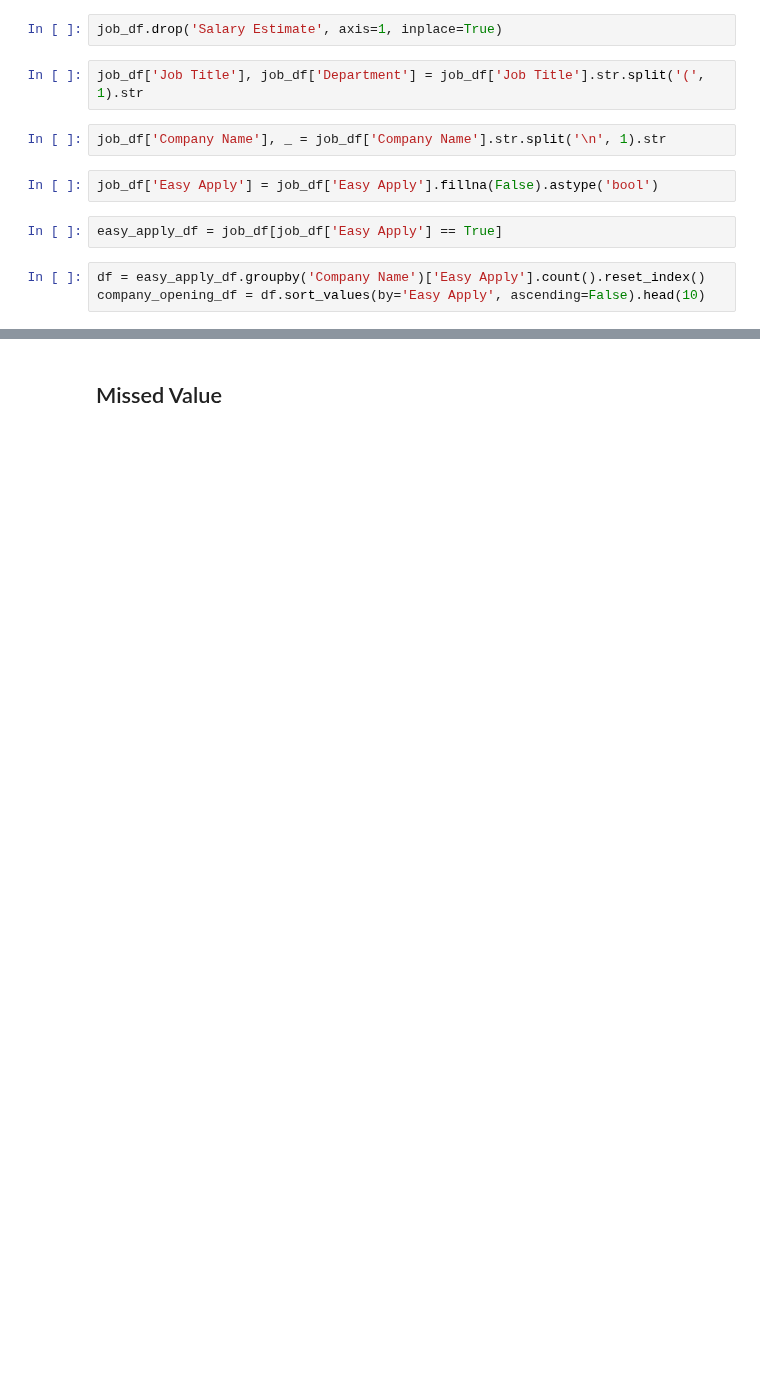
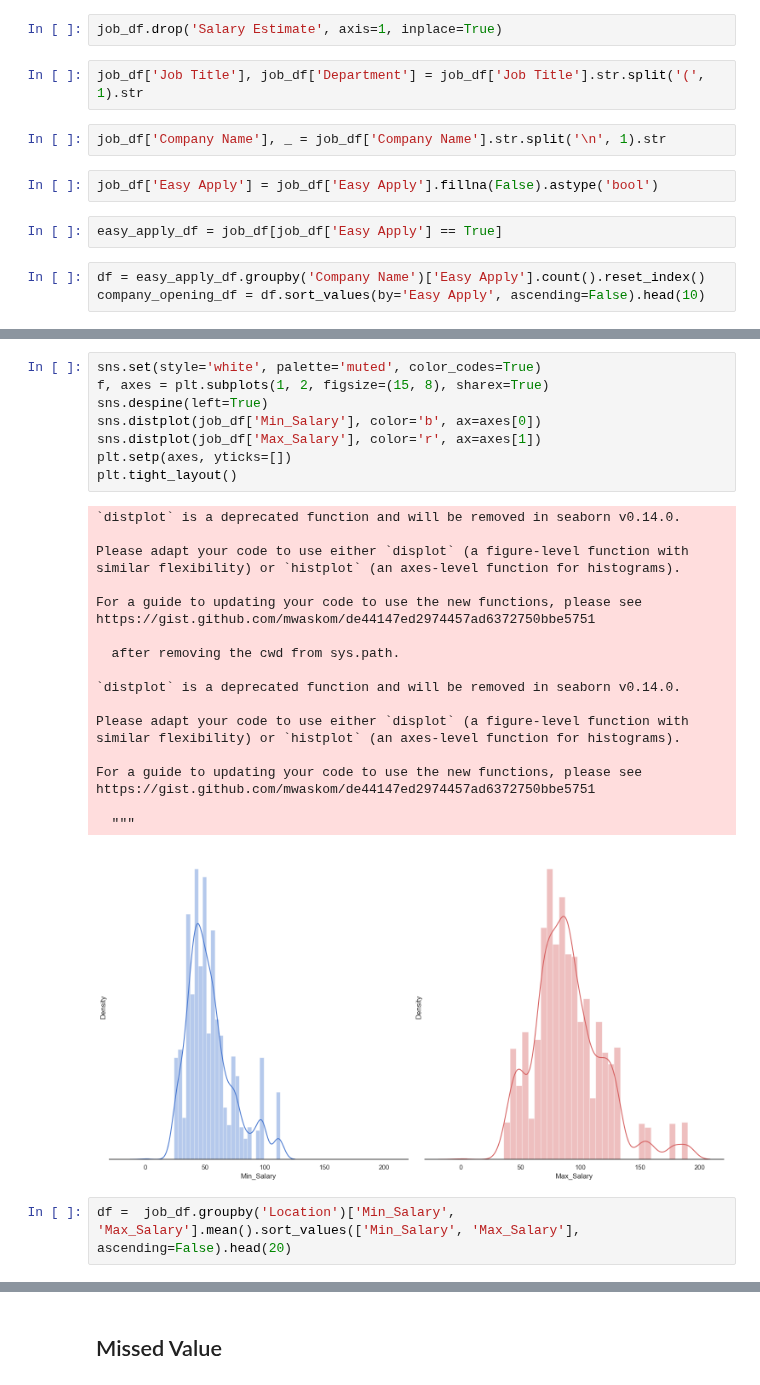
Before and after one commit to latifkara/dataScienceProjects, a Jupyter notebook: Jobs_Data_analysis/Job_estimate.ipynb, the cells around one changed output, grey strips where cells are left out. Saved outputs shown, nothing was run; the diff lists cells and outputs as text; blank space fills up the shorter version.

```diff
--- a/Jobs_Data_analysis/Job_estimate.ipynb
+++ b/Jobs_Data_analysis/Job_estimate.ipynb
@@ -135,0 +153,31 @@ chart = chart.set_xticklabels(
+# %%
+sns.set(style='white', palette='muted', color_codes=True)
+f, axes = plt.subplots(1, 2, figsize=(15, 8), sharex=True)
+sns.despine(left=True)
+sns.distplot(job_df['Min_Salary'], color='b', ax=axes[0])
+sns.distplot(job_df['Max_Salary'], color='r', ax=axes[1])
+plt.setp(axes, yticks=[])
+plt.tight_layout()
+# %% [output]
+`distplot` is a deprecated function and will be removed in seaborn v0.14.0.
+
+Please adapt your code to use either `displot` (a figure-level function with
+similar flexibility) or `histplot` (an axes-level function for histograms).
+
+For a guide to updating your code to use the new functions, please see
+https://gist.github.com/mwaskom/de44147ed2974457ad6372750bbe5751
+
+  after removing the cwd from sys.path.
+
+`distplot` is a deprecated function and will be removed in seaborn v0.14.0.
+
+Please adapt your code to use either `displot` (a figure-level function with
+similar flexibility) or `histplot` (an axes-level function for histograms).
+
+For a guide to updating your code to use the new functions, please see
+https://gist.github.com/mwaskom/de44147ed2974457ad6372750bbe5751
+
+  """
+[figure, added]
+# %%
+df =  job_df.groupby('Location')['Min_Salary', 'Max_Salary'].mean().sort_values(['Min_Salary', 'Max_Salary'], ascending=False).head(20)
```
Also changed, not shown: parts of 9 cells of this notebook.
